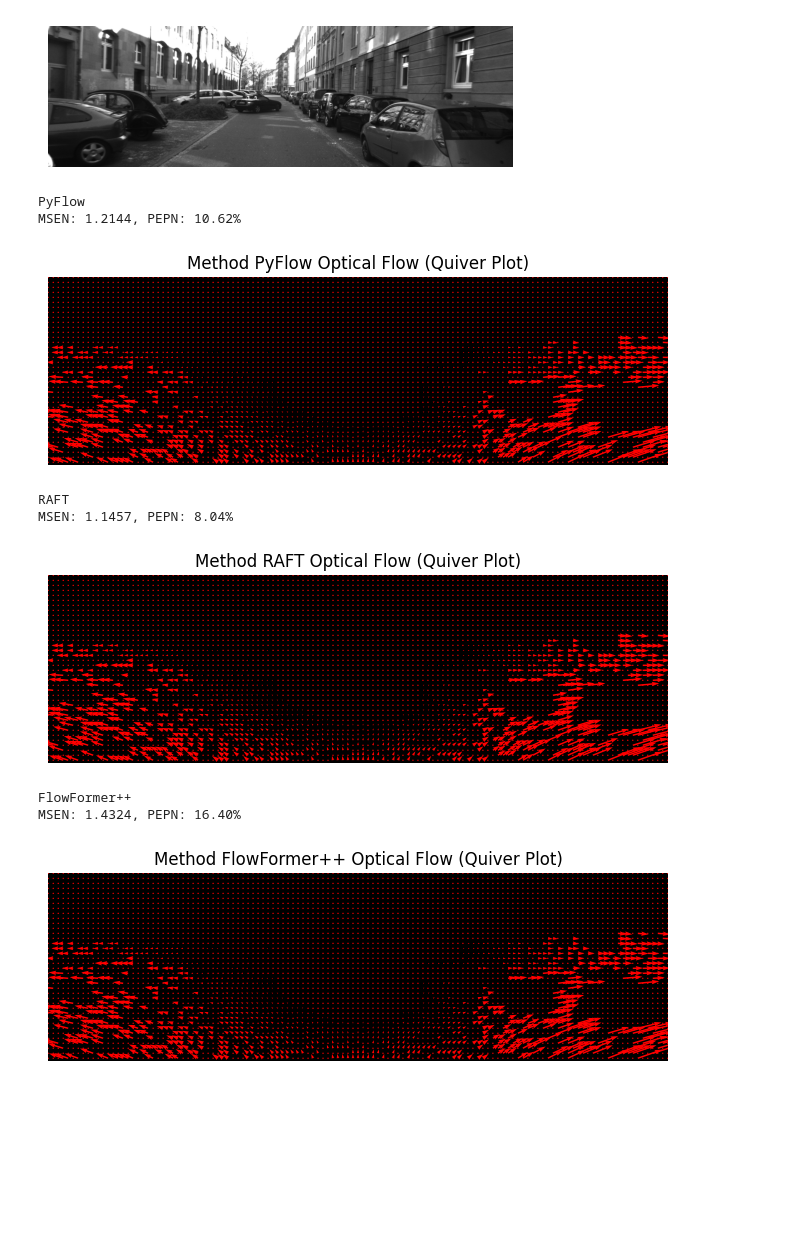
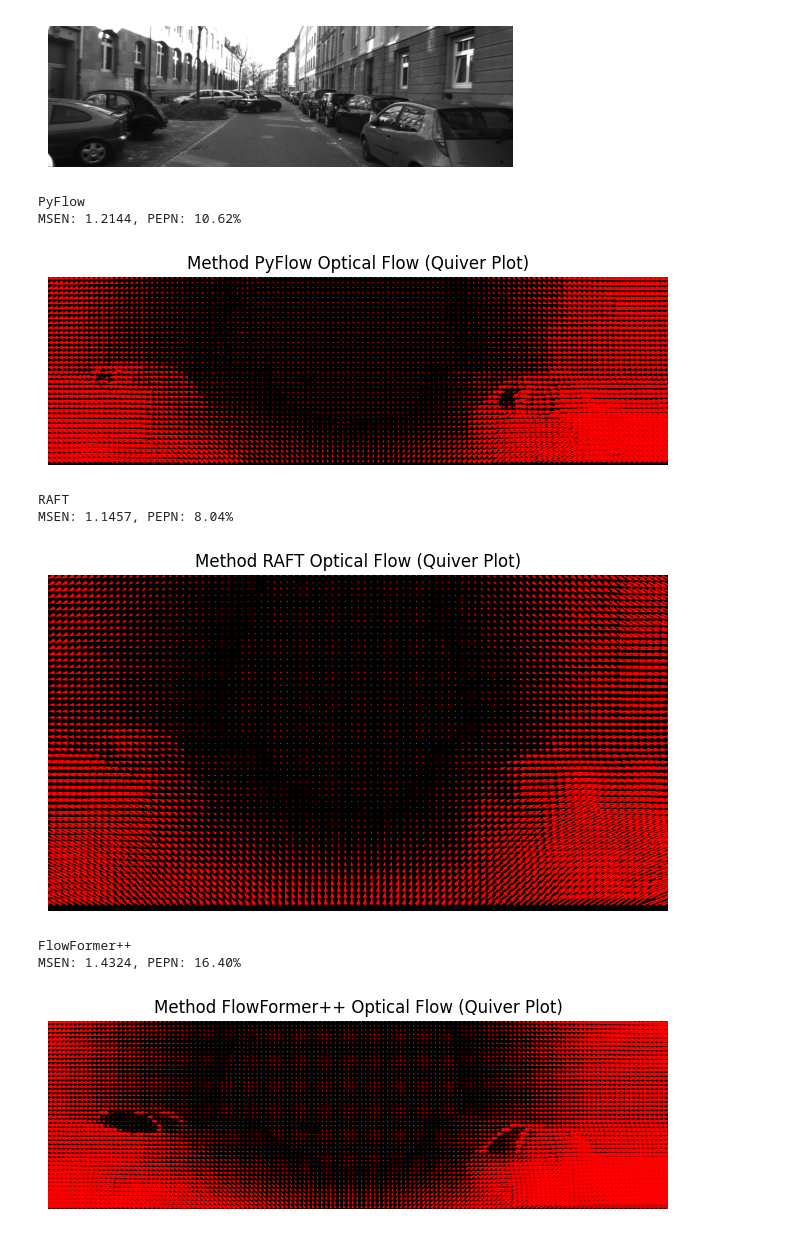
Before and after one commit to mcv-m6-video/mcv-c6-2025-team5, a Jupyter notebook: Week3/dataset_flow/tester.ipynb, the cells around one changed output. Cells and saved outputs as stored; diff of their text form; code cells hidden in the pictures; blank space fills up the shorter version.

```diff
--- a/Week3/dataset_flow/tester.ipynb
+++ b/Week3/dataset_flow/tester.ipynb
@@ -238,24 +238,24 @@ print(f"MSEN: {metrics['MSEN']:.4f}, PEPN: {metrics['PEPN']:.2f}%")
 
 est_flow = np.load("flow_pyflow.npy")  # Shape: (H, W, 2)
 est_u, est_v = est_flow[..., 0], est_flow[..., 1]
-visualize_optical_flow_quiver(flow_u, flow_v, name="PyFlow")
+visualize_optical_flow_quiver(est_u, est_v, name="PyFlow")
 # %% [output]
 PyFlow
 MSEN: 1.2144, PEPN: 10.62%
-[figure, old version]
+[figure, new version]
 # %%
 
 print("RAFT")
 metrics = evaluate_optical_flow(flow_path, "flow_raft.npy")
 print(f"MSEN: {metrics['MSEN']:.4f}, PEPN: {metrics['PEPN']:.2f}%")
 
 est_flow = np.load("flow_raft.npy")  # Shape: (H, W, 2)
 est_u, est_v = est_flow[..., 0], est_flow[..., 1]
-visualize_optical_flow_quiver(flow_u, flow_v, name="RAFT")
+visualize_optical_flow_quiver(est_u, est_v, name="RAFT")
 # %% [output]
 RAFT
 MSEN: 1.1457, PEPN: 8.04%
-[figure, old version]
+[figure, new version]
 # %%
 
 print("FlowFormer++")
@@ -264,11 +264,11 @@ print(f"MSEN: {metrics['MSEN']:.4f}, PEPN: {metrics['PEPN']:.2f}%")
 
 est_flow = np.load("../FlowFormer++/FlowFormer++_flow_pair.npy")  # Shape: (H, W, 2)
 est_u, est_v = est_flow[..., 0], est_flow[..., 1]
-visualize_optical_flow_quiver(flow_u, flow_v, name="FlowFormer++")
+visualize_optical_flow_quiver(est_u, est_v, name="FlowFormer++")
 # %% [output]
 FlowFormer++
 MSEN: 1.4324, PEPN: 16.40%
-[figure, old version]
+[figure, new version]
 # %%
 print("NeuFlow2")
 metrics = evaluate_optical_flow(flow_path, "../NeuFlow2/NeuFlow2.npy")
```
Also changed, not shown: parts of 1 cell of this notebook.
